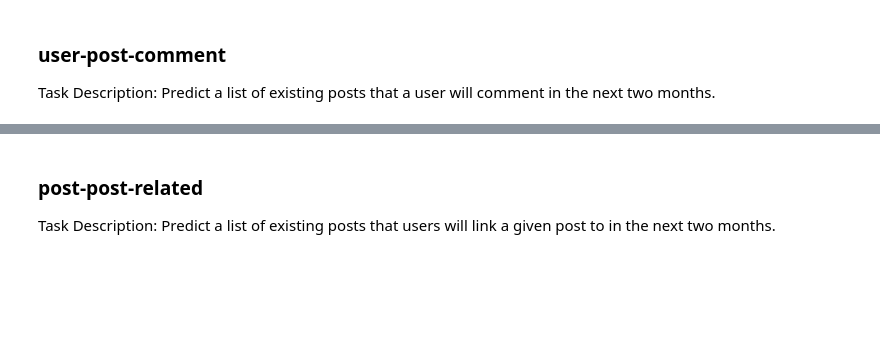
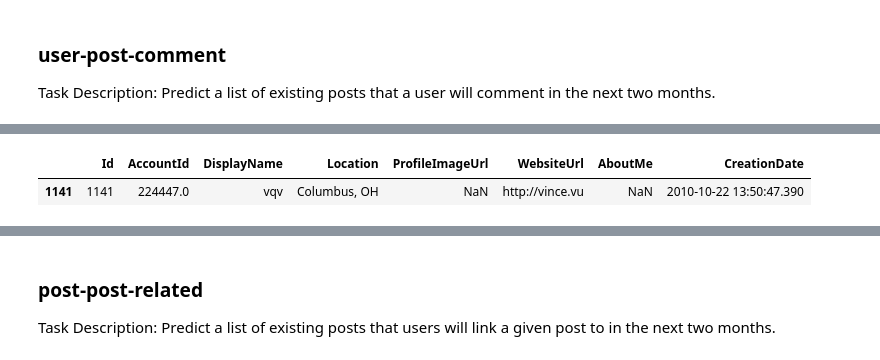
Before and after one commit to kolesole/PredQL, a Jupyter notebook: experiments/task_generation/relbench_exp.ipynb, the cells around one changed output, grey strips where cells are left out. Cells and saved outputs as stored; diff of their text form; code cells hidden in the pictures; blank space fills up the shorter version.

```diff
--- a/experiments/task_generation/relbench_exp.ipynb
+++ b/experiments/task_generation/relbench_exp.ipynb
@@ -779,3 +705,11 @@ SystemExit: 1
+# %%
+db = dataset_stack.get_db()
+# %%
+db.table_dict['users'].df[db.table_dict['users'].df['Id'] == 1141]
+# db.table_dict['posts'].fkey_col_to_pkey_table['ParentId']
+# %% [output]
+|  | Id | AccountId | DisplayName | Location | ProfileImageUrl | WebsiteUrl | AboutMe | CreationDate |
+| 1141 | 1141 | 224447.0 | vqv | Columbus, OH | NaN | http://vince.vu | NaN | 2010-10-22 13:50:47.390 |
 # %%
 # VAL
 
```
Also changed, not shown: parts of 51 cells of this notebook, 35 other files.
